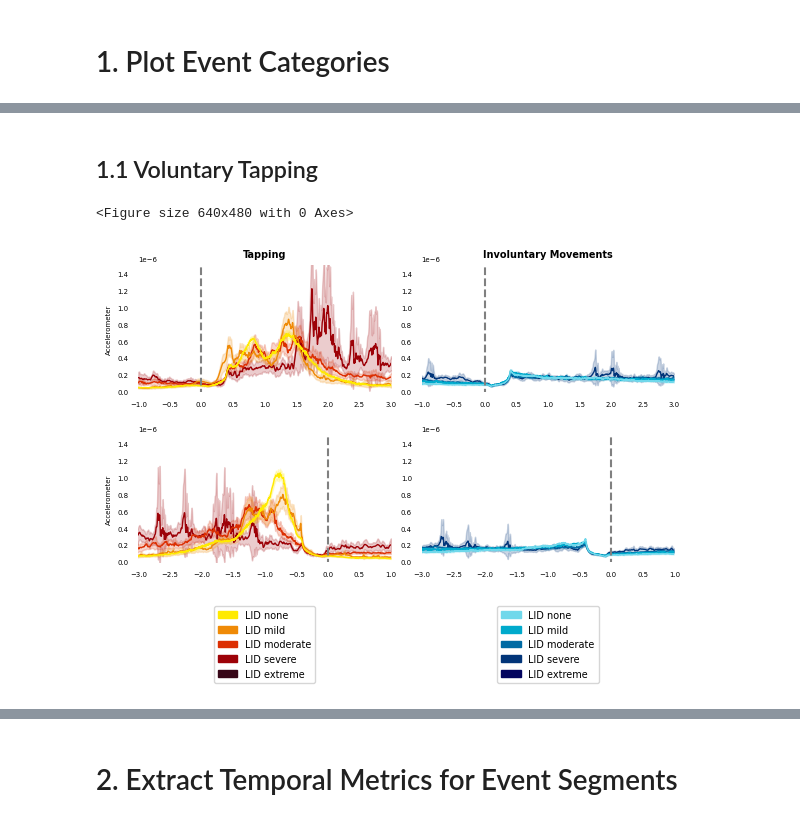
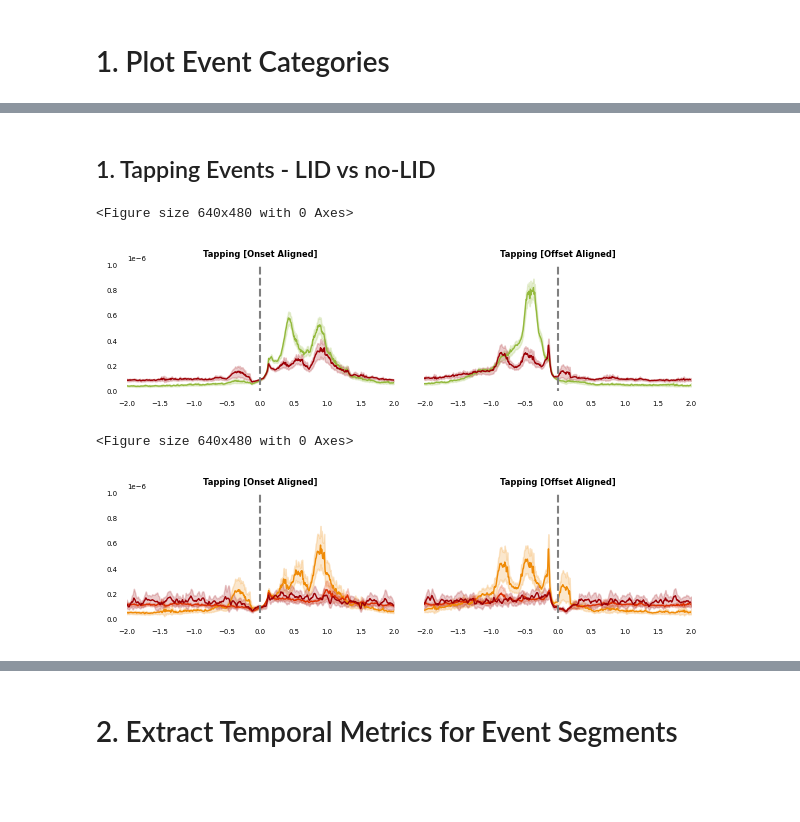
Before and after one commit to FilippoHei/PD-Dyskinesia-Electrophysiology, a Jupyter notebook: 2.1 Kinematics Time Analyses.ipynb, the cells around one changed output, grey strips where cells are left out. Drawn from its saved outputs; the diff is of its cells as text; code cells hidden in the pictures; blank space fills up the shorter version.

```diff
--- a/2.1 Kinematics Time Analyses.ipynb
+++ b/2.1 Kinematics Time Analyses.ipynb
@@ -76,8 +58,16 @@ utils_plotting_accelerometer.plot_accelerometer_events_by_category(accelerometer
+# %%
+accelerometer_events = pd.read_pickle(DATA_IO.path_events + "ACCELEROMETER_RECORDINGS.pkl")
+
+# removing irregular dyskinesia scores
+accelerometer_events = accelerometer_events[(~accelerometer_events['dyskinesia_total'].isnull()) & (accelerometer_events['event_category']=="voluntary")]
+
+# removing uncontinious events due to the artifect removal
+accelerometer_events = accelerometer_events[accelerometer_events.duration== (accelerometer_events.event_finish_index-accelerometer_events.event_start_index)/512]
 # %% [markdown]
-## 1.1 Voluntary Tapping
+## 1. Tapping Events - LID vs no-LID
-# %%
-utils_plotting_accelerometer.plot_accelerometer_events_by_dyskinesia(accelerometer_events, patient_kinematics, colors = utils_plotting_accelerometer.colors,
-                                                                     figure_name = DATA_IO.path_figure +"SUB" + str(SUB) +"accelerometer_events_per_dyskinesia_severity")
-# %% [output]
-<Figure size 640x480 with 0 Axes>
-[figure, removed]
+# %%
+utils_plotting_accelerometer.plot_accelerometer_events_for_event_category(accelerometer_events, event_category="voluntary",
+                                                                          figure_name=DATA_IO.path_figure + "tapping_onset_vs_offset")
+# %% [output]
+<Figure size 640x480 with 0 Axes>
+[figure, added]
@@ -83,0 +159,7 @@ utils_plotting_accelerometer.plot_accelerometer_events_by_dyskinesia(acceleromet
+# %%
+plot_accelerometer_events_for_dyskinesia_severity(accelerometer_events[accelerometer_events.dyskinesia_arm!="none"],
+                                                  event_category="voluntary", dyskinesia_strategy="arm",
+                                                  figure_name=DATA_IO.path_figure + "tapping_dyskinesia_severity_arms")
+# %% [output]
+<Figure size 640x480 with 0 Axes>
+[figure, added]
```
Also changed, not shown: parts of 18 cells of this notebook, 11 other files.
